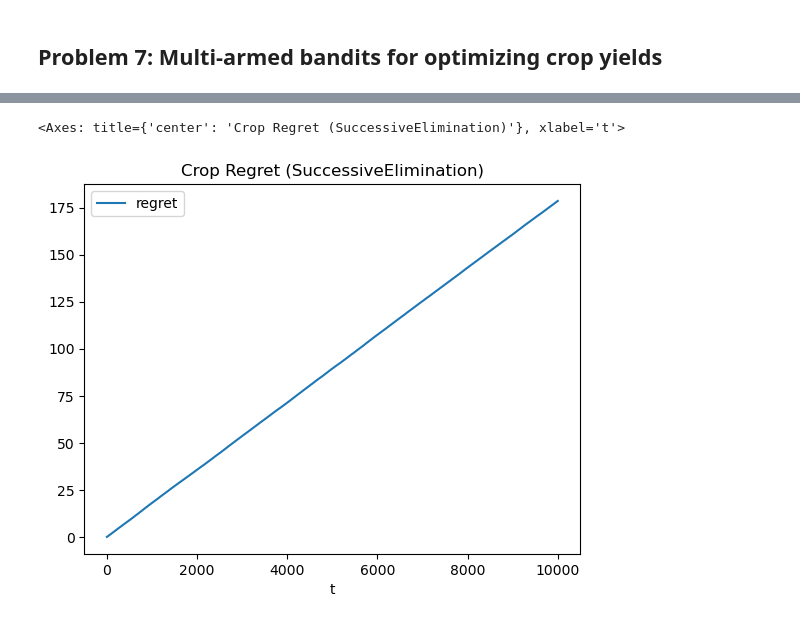
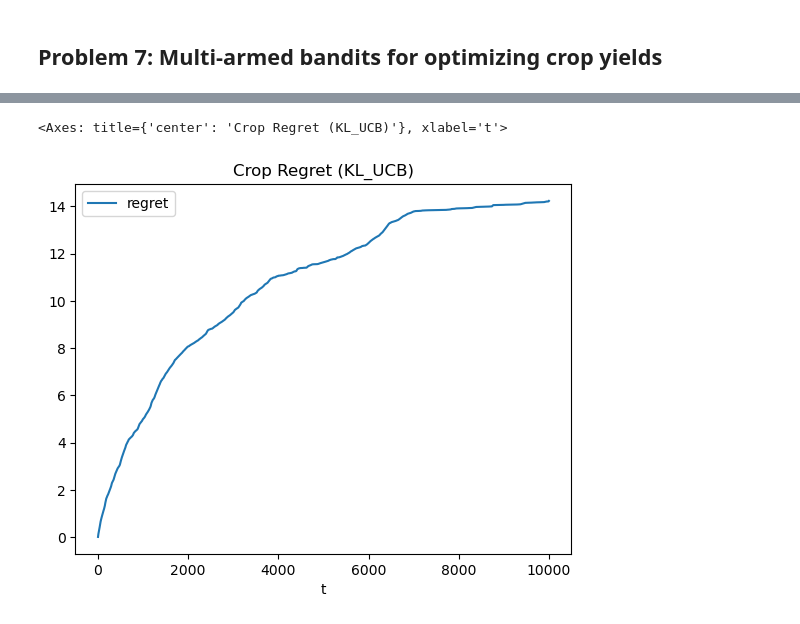
Before and after one commit to amamiya-yuuko-1225/advml, a Jupyter notebook: bandits/bandit-assignment.ipynb, the cells around one changed output, grey strips where cells are left out. Saved outputs shown, nothing was run; the diff lists cells and outputs as text; code cells hidden in the pictures.

```diff
--- a/bandits/bandit-assignment.ipynb
+++ b/bandits/bandit-assignment.ipynb
@@ -931,8 +782,8 @@ class GaussianThompsonSampling(BanditAlgorithmBase):
 # %%
 np.random.seed(SEED)
-policy = SuccessiveElimination
+policy = KL_UCB
 submission_df = run_repeated_experiments(policy, T, K_CROPS, SEED, CropEnvironment)
 submission_df.plot(x = 't', y = 'regret', title = f'Crop Regret ({policy.__name__})')
 # %% [output]
-<Axes: title={'center': 'Crop Regret (SuccessiveElimination)'}, xlabel='t'>
+<Axes: title={'center': 'Crop Regret (KL_UCB)'}, xlabel='t'>
-[figure, old version]
+[figure, new version]
```
Also changed, not shown: parts of 4 cells of this notebook, 1 other file.
